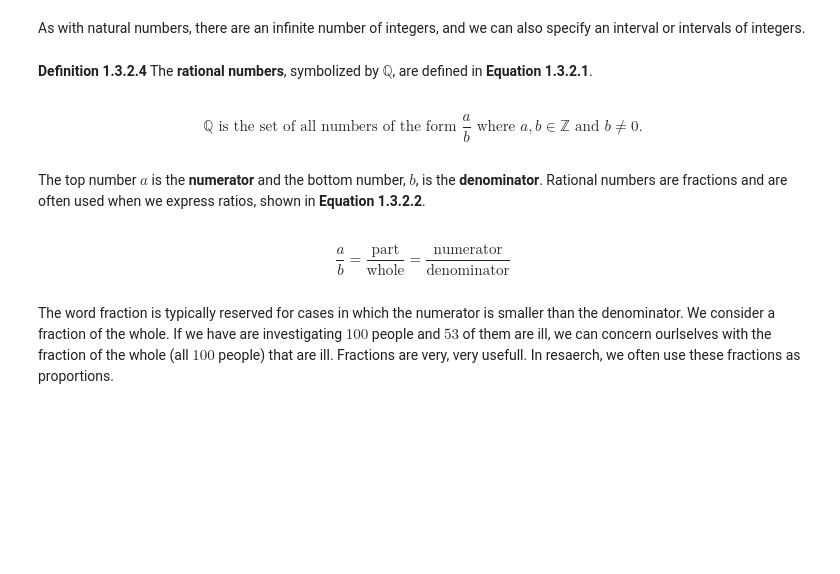
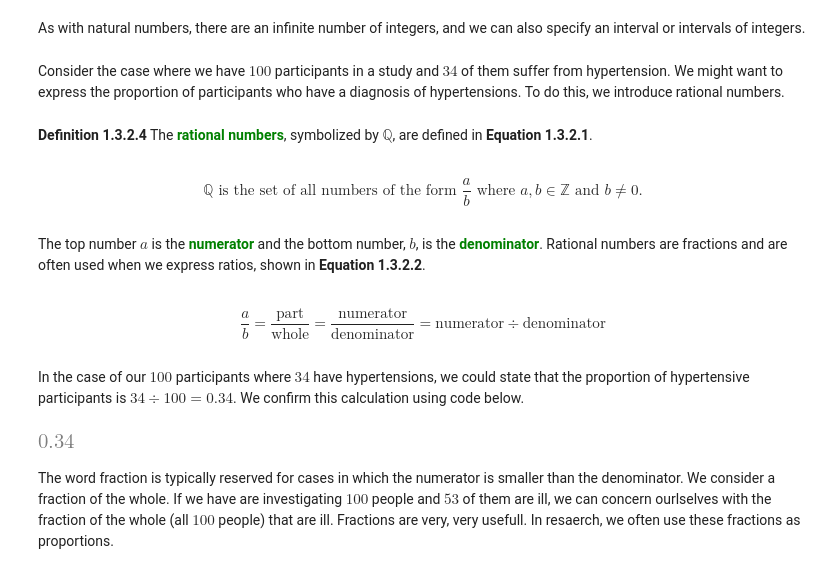
Before and after one commit to juanklopper/AlgebraPublicHealthBiioscience, a Jupyter notebook: Lecture01BasicMathematicsUsingPython.ipynb, the cells around one changed output. Drawn from its saved outputs; the diff is of its cells as text; code cells hidden in the pictures; blank space fills up the shorter version.

```diff
--- a/Lecture01BasicMathematicsUsingPython.ipynb
+++ b/Lecture01BasicMathematicsUsingPython.ipynb
@@ -160,20 +188,28 @@ __Definition 1.3.2.3__ The __integers__, symbolized by $\mathbb{Z}$ are the whol
 Arbitrary integers are usually denoted by lowercase letters such as $a$, $b$, $c$, $p$, and $q$.
 # %% [markdown]
 As with natural numbers, there are an infinite number of integers, and we can also specify an interval or intervals of integers.
+# %% [markdown]
+Consider the case where we have $100$ participants in a study and $34$ of them suffer from hypertension. We might want to express the proportion of participants who have a diagnosis of hypertensions. To do this, we introduce rational numbers.
 # %% [markdown]
-__Definition 1.3.2.4__ The __rational numbers__, symbolized by $\mathbb{Q}$, are defined in __Equation 1.3.2.1__.
+__Definition 1.3.2.4__ The <span style="color:green">__rational numbers__</span>, symbolized by $\mathbb{Q}$, are defined in __Equation 1.3.2.1__.
 # %% [markdown]
 $$
 \mathbb{Q} \text{ is the set of all numbers of the form } \frac{a}{b} \text{ where } a,b \in \mathbb{Z} \text{ and } b \neq 0.
 \tag{Equation 1.3.2.1}
 $$
 # %% [markdown]
-The top number $a$ is the __numerator__ and the bottom number, $b$, is the __denominator__. Rational numbers are fractions and are often used when we express ratios, shown in __Equation 1.3.2.2__.
+The top number $a$ is the <span style="color:green">__numerator__</span> and the bottom number, $b$, is the <span style="color:green">__denominator__</span>. Rational numbers are fractions and are often used when we express ratios, shown in __Equation 1.3.2.2__.
 # %% [markdown]
 $$
-\frac{a}{b} = \frac{\text{part}}{\text{whole}} = \frac{\text{numerator}}{\text{denominator}}
+\frac{a}{b} = \frac{\text{part}}{\text{whole}} = \frac{\text{numerator}}{\text{denominator}} = \text{numerator} \div \text{denominator}
 \tag{Equation 1.3.2.2}
 $$
+# %% [markdown]
+In the case of our $100$ participants where $34$ have hypertensions, we could state that the proportion of hypertensive participants is $34 \div 100  =0.34$. We confirm this calculation using code below.
+# %%
+34 / 100
+# %% [output]
+[figure, added]
 # %% [markdown]
 The word fraction is typically reserved for cases in which the numerator is smaller than the denominator. We consider a fraction of the whole. If we have are investigating $100$ people and $53$ of them are ill, we can concern ourlselves with the fraction of the whole (all $100$ people) that are ill. Fractions are very, very usefull. In resaerch, we often use these fractions as proportions.
 # %% [markdown]
```
Also changed, not shown: parts of 136 cells of this notebook, 8 other files.
